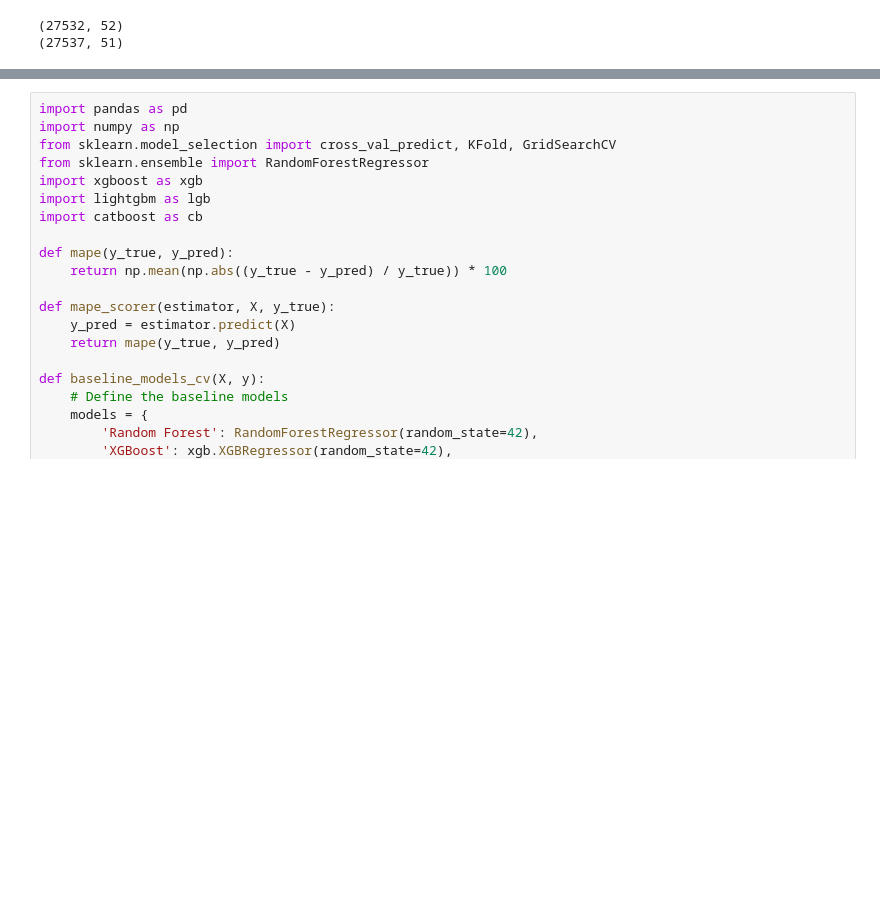
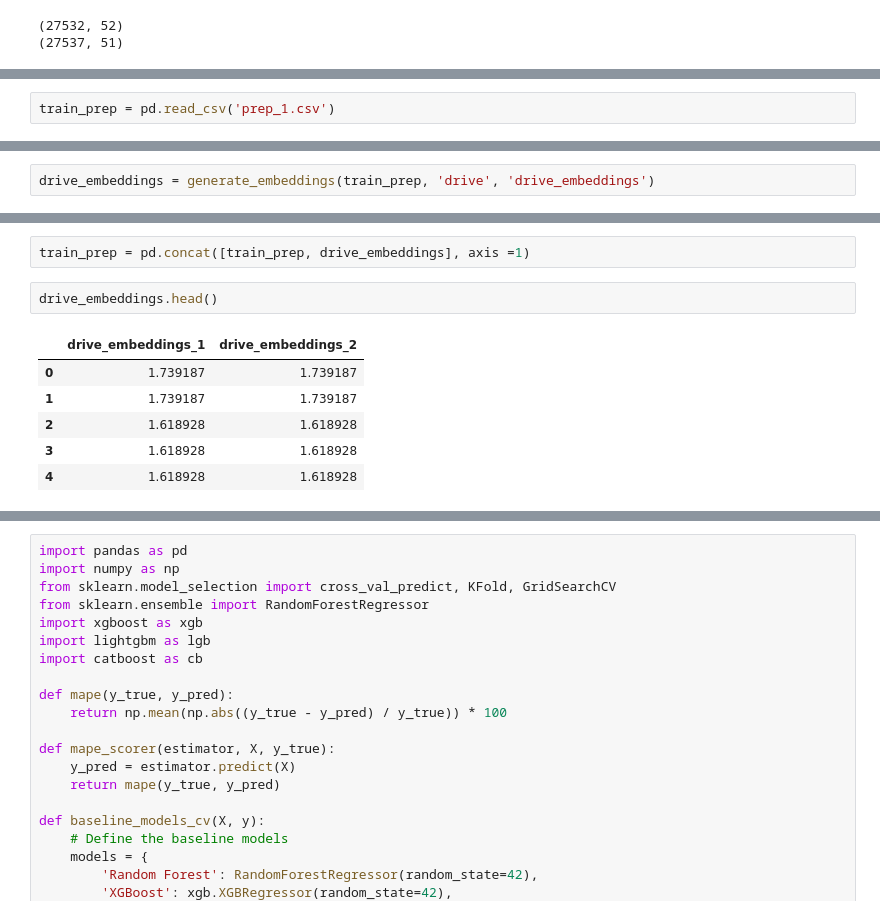
Before and after one commit to tushar-mahalya/Signate-Career-Up-2023, a Jupyter notebook: signate_careerUp_2023.ipynb, the cells around one changed output, grey strips where cells are left out. Drawn from its saved outputs; the diff is of its cells as text; blank space fills up the shorter version.

```diff
--- a/signate_careerUp_2023.ipynb
+++ b/signate_careerUp_2023.ipynb
@@ -390,0 +380,2 @@ Successfully installed catboost-1.2
+# %%
+train_prep = pd.read_csv('prep_1.csv')
@@ -390,0 +398,2 @@ Successfully installed catboost-1.2
+# %%
+drive_embeddings = generate_embeddings(train_prep, 'drive', 'drive_embeddings')
@@ -390,0 +406,11 @@ Successfully installed catboost-1.2
+# %%
+train_prep = pd.concat([train_prep, drive_embeddings], axis =1)
+# %%
+drive_embeddings.head()
+# %% [output]
+|  | drive_embeddings_1 | drive_embeddings_2 |
+| 0 | 1.739187 | 1.739187 |
+| 1 | 1.739187 | 1.739187 |
+| 2 | 1.618928 | 1.618928 |
+| 3 | 1.618928 | 1.618928 |
+| 4 | 1.618928 | 1.618928 |
```
Also changed, not shown: parts of 27 cells of this notebook, 1 other file.
